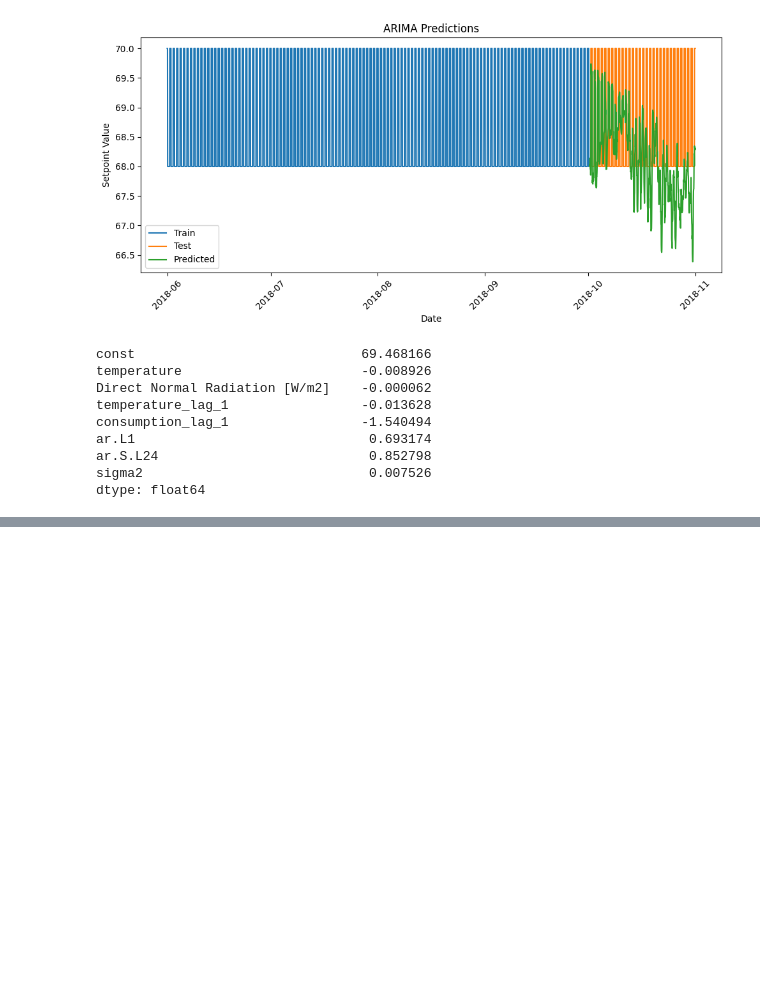
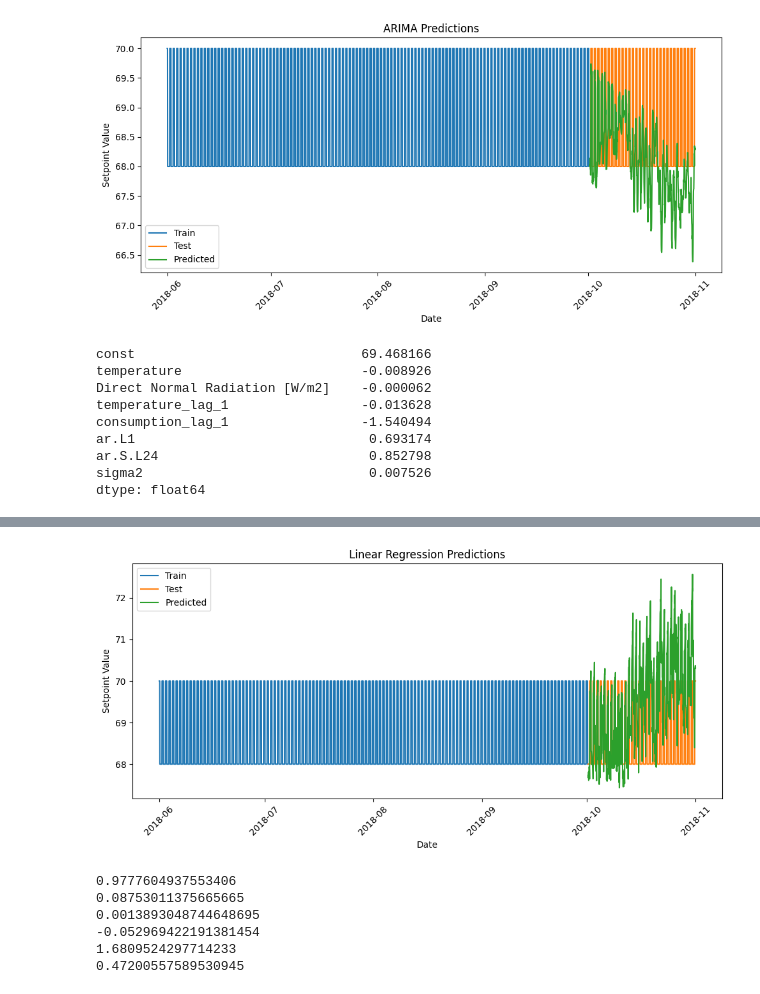
Before and after one commit to adrianlopezlanchares/Space-Conditioning-Electrification, a Jupyter notebook: consumption/full-prediction/full_prediction.ipynb, the cells around one changed output, grey strips where cells are left out. Saved outputs shown, nothing was run; the diff lists cells and outputs as text; code cells hidden in the pictures; blank space fills up the shorter version.

```diff
--- a/consumption/full-prediction/full_prediction.ipynb
+++ b/consumption/full-prediction/full_prediction.ipynb
@@ -744,0 +848,8 @@ dtype: float64
+# %%
+lr_cooling_model = LinearRegressionModel(input_size=cooling_train.shape[1], output_size=1)
+# %%
+cooling_lr_criterion = nn.MSELoss()
+cooling_lr_optimizer = optim.Adam(lr_cooling_model.parameters(), lr=0.0001)
+# %%
+num_epochs = 600
+train(lr_cooling_model, cooling_lr_dataloader_train, cooling_lr_criterion, cooling_lr_optimizer, num_epochs)
@@ -744,0 +874,33 @@ dtype: float64
+# %%
+# predict
+cooling_lr_predictions, cooling_lr_actuals = evaluate(lr_cooling_model, cooling_lr_dataloader_test)
+# %%
+# plot predictions
+plt.figure(figsize=(10, 5))
+plt.plot(cooling_train.index, cooling_train["setpoint"], label="Train")
+plt.plot(cooling_test.index, cooling_test["setpoint"], label="Test")
+plt.plot(cooling_test.index, cooling_lr_predictions, label="Predicted")
+plt.title("Linear Regression Predictions")
+plt.xlabel("Date")
+plt.ylabel("Setpoint Value")
+plt.legend()
+plt.xticks(rotation=45)
+plt.tight_layout()
+plt.show()
+# %% [output]
+[figure, added]
+# %%
+for param in lr_cooling_model.parameters():
+    for num in param:
+        try:
+            for p in num:
+                print(p.item())
+        except:
+            print(num.item())
+# %% [output]
+0.9777604937553406
+0.08753011375665665
+0.0013893048744648695
+-0.052969422191381454
+1.6809524297714233
+0.47200557589530945
```
Also changed, not shown: parts of 29 cells of this notebook, 1 other file.
